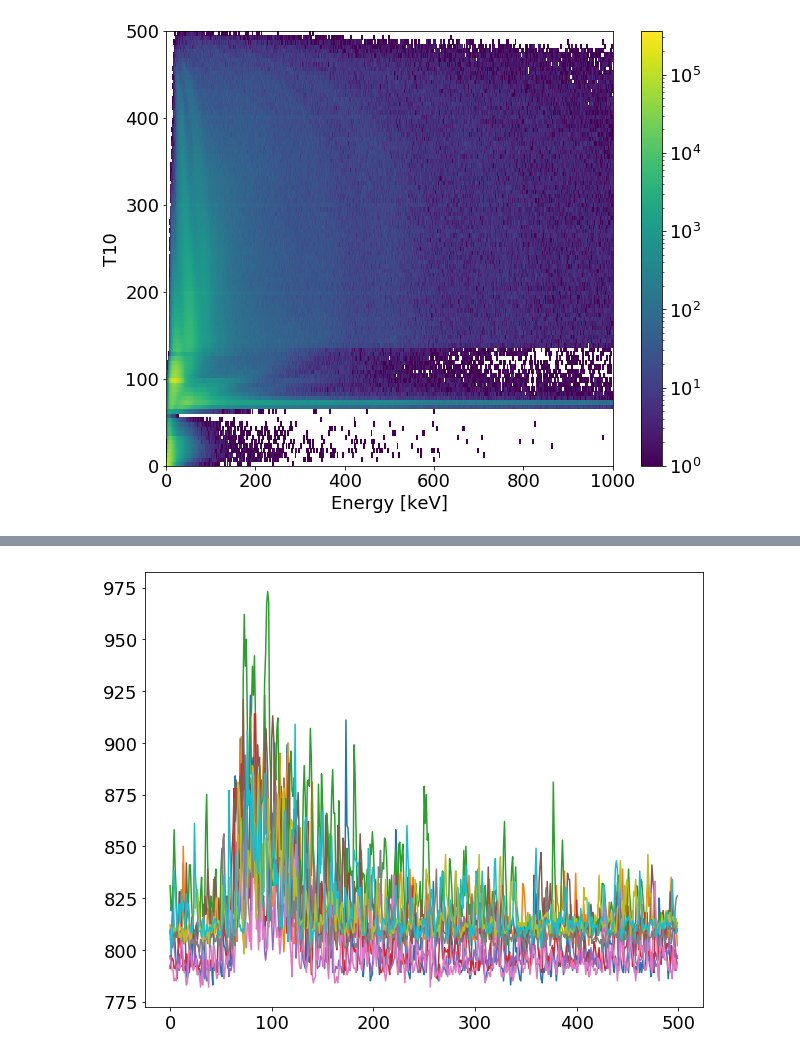
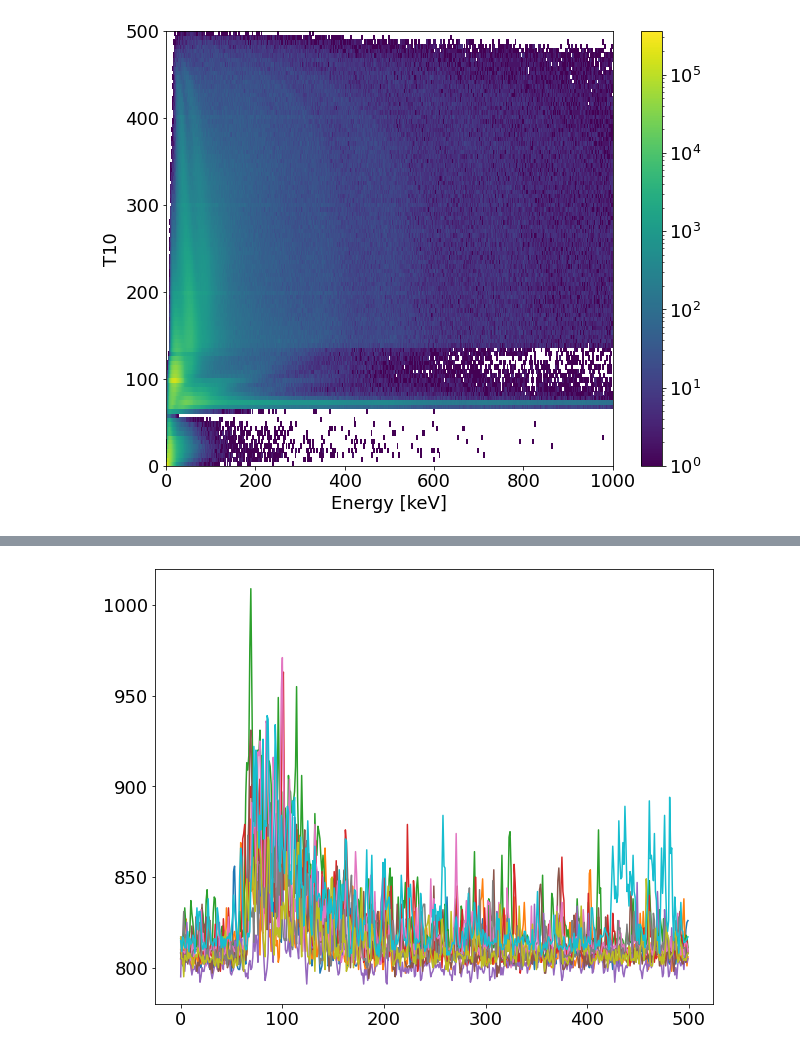
Before and after one commit to bglenardo/Cs136Measurements, a Jupyter notebook: High-current, long beam period (12.8us).ipynb, the cells around one changed output, grey strips where cells are left out. Drawn from its saved outputs; the diff is of its cells as text; code cells hidden in the pictures.

```diff
--- a/High-current, long beam period (12.8us).ipynb
+++ b/High-current, long beam period (12.8us).ipynb
@@ -17,17 +17,22 @@ from scipy.optimize import curve_fit
 plt.rcParams.update({'font.size': 18})
 plt.rcParams['figure.figsize'] = (10,8)
 # %%
-replayed_data_dir = '/p/lustre1/lenardo1/tunl_cs136_data/replayed/slurm_run30225/'
+replayed_data_dir = '/global/cfs/cdirs/lux/users/haselsco/TUNL_August_2021_Data/replayed/slurm_run30225/'
 
 rootfiles = [filename for filename in os.listdir(replayed_data_dir) \
                                          if filename.endswith('.root')]
 # %%
-data_list = []
-
-for thisfile in rootfiles:
-    print('Opening {}'.format(thisfile))
+data_list_gamma = []
+data_list_ndet = []
+data_list_coin = []
+print('{} files found.'.format(len(rootfiles)))
+for i,thisfile in enumerate(rootfiles):
+    if i % 10 == 0:
+        print('Opening {} of {}'.format(i,len(rootfiles)))
 
     fullpath = replayed_data_dir + thisfile
 
-    data_list.append( uproot.open(fullpath)['gamma_events'].arrays( ["*"], outputtype=pd.DataFrame ) )
+    data_list_gamma.append( uproot.open(fullpath)['gamma_events'].arrays( ["*"], outputtype=pd.DataFrame ) )
+    data_list_ndet.append( uproot.open(fullpath)['ndet_events'].arrays( ["*"], outputtype=pd.DataFrame ) )
+    data_list_coin.append( uproot.open(fullpath)['ndet_coin_events'].arrays( ["*"], outputtype=pd.DataFrame ) )
 # %% [output]
@@ -149,7 +339,7 @@ import pickle
 datalist = []
 
 for i in range(10):
-    filename = replayed_data_dir + 'run30225_{}_nai_pmt_waveforms.pkl'.format(i)
+    filename = replayed_data_dir + 'run30225_{}nai_pmt_waveforms.pkl'.format(i)
     with open( filename ,'rb') as pklfile:
         datalist.extend(pickle.load(pklfile))
 
@@ -157,12 +359,13 @@ datadf = pd.DataFrame(datalist)
 # %%
 mask = (datadf['t25']>75.)&(datadf['t25']<100.)&\
         (datadf['t50'] - datadf['t10']>15)&\
         (datadf['t50'] - datadf['t10']<55)&\
-        (datadf['peakhigh_reported']* 0.6219 < 100)
+        (datadf['peakhigh_reported']* 0.6219 < 100)&\
+        (datadf['tof']>6000.) & (datadf['tof']<7000.)
 
 dfmask = datadf.loc[mask]
 
 for i in range(10):
     plt.plot(dfmask['samples'].iloc[i])
 # %% [output]
-[figure, old version]
+[figure, new version]
```
Also changed, not shown: parts of 15 cells of this notebook, 2 other files.
